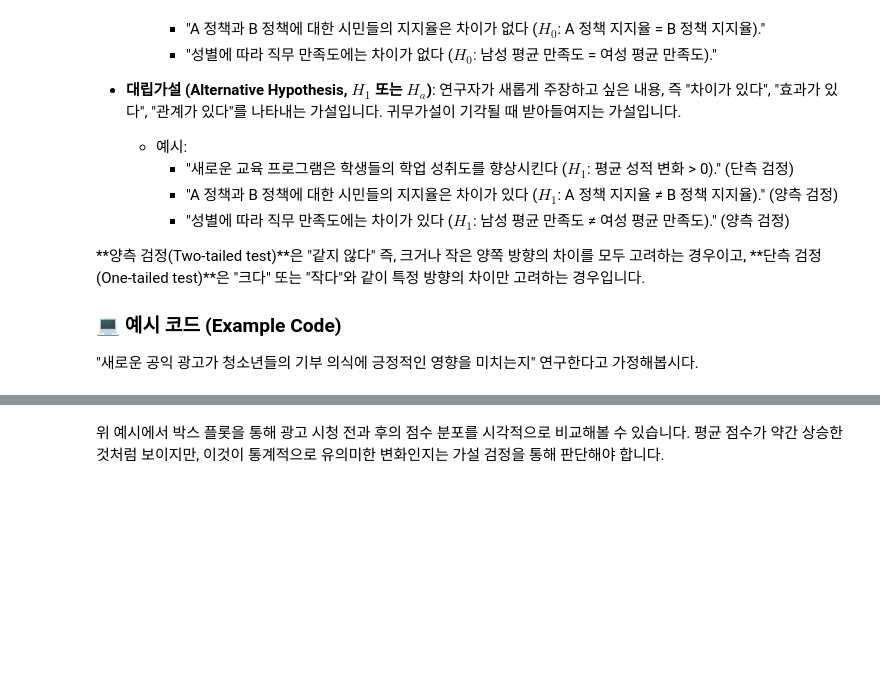
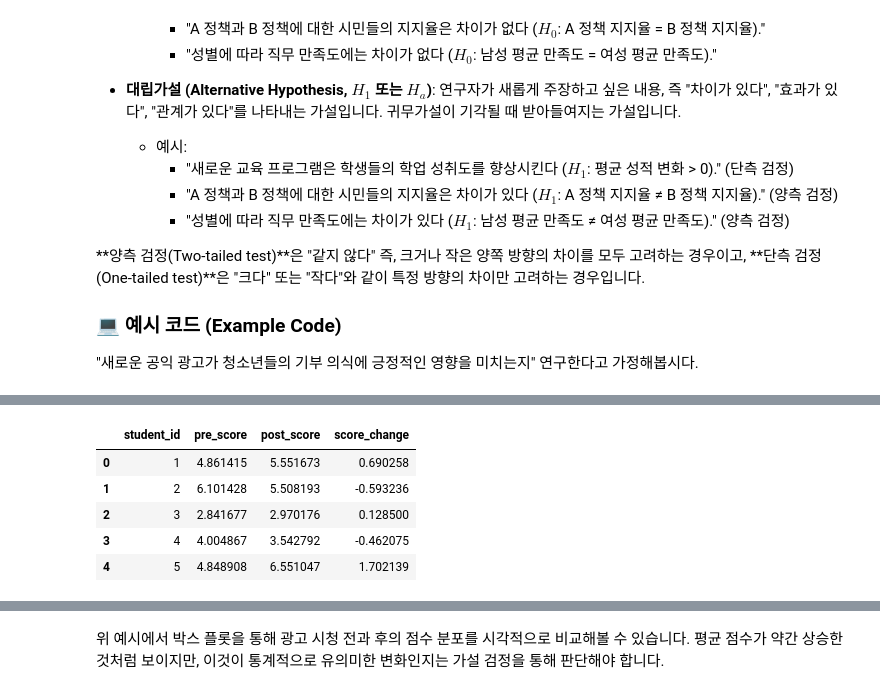
Before and after one commit to dandacompany/star_track_python, a Jupyter notebook: 0604/Python_Statistic_Analytics_Practice_Part5.ipynb, the cells around one changed output, grey strips where cells are left out. Saved outputs shown, nothing was run; the diff lists cells and outputs as text; code cells hidden in the pictures; blank space fills up the shorter version.

```diff
--- a/0604/Python_Statistic_Analytics_Practice_Part5.ipynb
+++ b/0604/Python_Statistic_Analytics_Practice_Part5.ipynb
@@ -191,0 +215,10 @@ print(f"\n점수 변화 평균: {df_campaign['score_change'].mean():.2f}")
+# %%
+df_campaign['score_change'] = df_campaign['post_score'] - df_campaign['pre_score']
+df_campaign.head()
+# %% [output]
+|  | student_id | pre_score | post_score | score_change |
+| 0 | 1 | 4.861415 | 5.551673 | 0.690258 |
+| 1 | 2 | 6.101428 | 5.508193 | -0.593236 |
+| 2 | 3 | 2.841677 | 2.970176 | 0.128500 |
+| 3 | 4 | 4.004867 | 3.542792 | -0.462075 |
+| 4 | 5 | 4.848908 | 6.551047 | 1.702139 |
```
Also changed, not shown: parts of 17 cells of this notebook, 5 other files.
